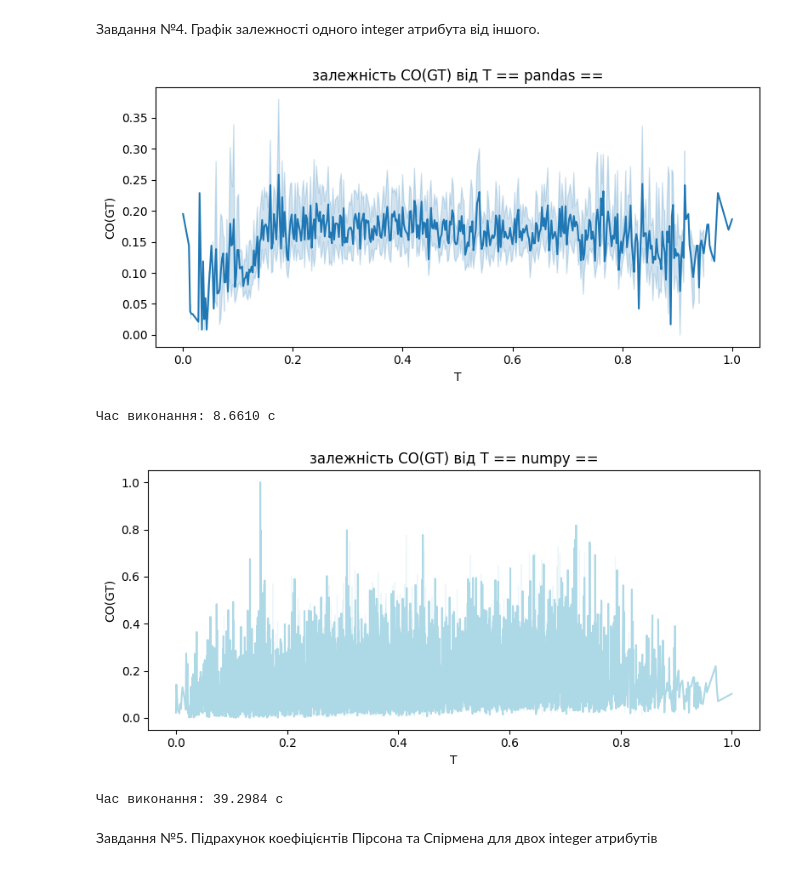
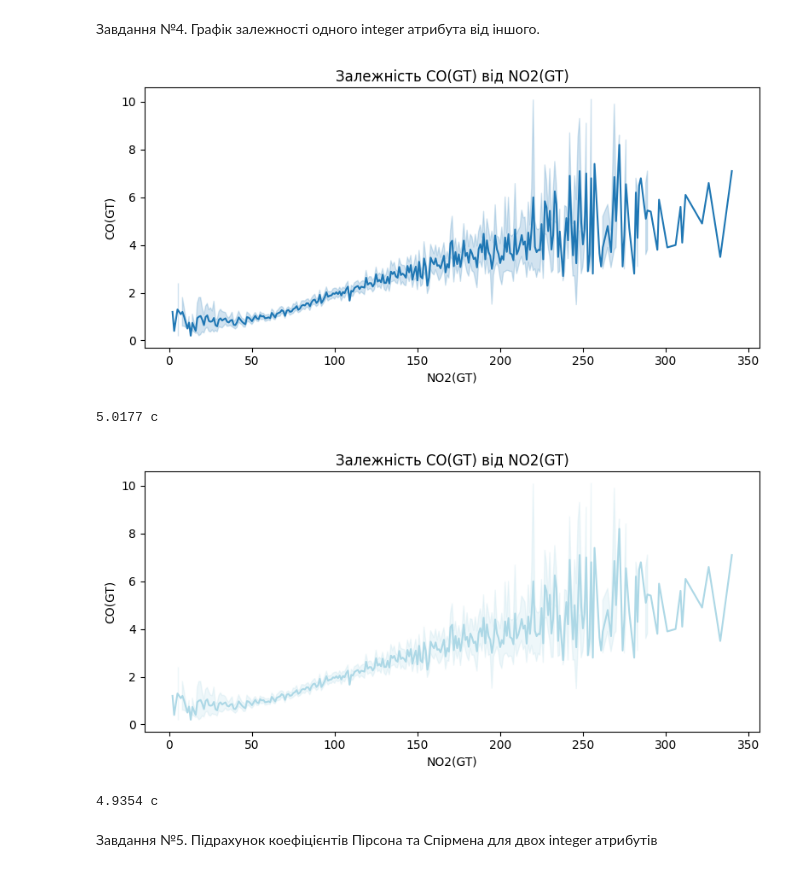
Before and after one commit to hexpysya/hwx, a Jupyter notebook: lab4/part2/foo.ipynb, the cells around one changed output. Drawn from its saved outputs; the diff is of its cells as text; code cells hidden in the pictures.

```diff
--- a/lab4/part2/foo.ipynb
+++ b/lab4/part2/foo.ipynb
@@ -172,50 +177,34 @@ print(f"Час виконання: {end_time - start_time:.4f} с")
 # %% [markdown]
 Завдання №4. Графік залежності одного integer атрибута від іншого.
 # %%
-def dependency_pandas(df, x_attr, y_attr):
-    plt.figure(figsize=(8, 4))
-    sns.lineplot(data=df, x=x_attr, y=y_attr)
-    plt.title(f"залежність {y_attr} від {x_attr} == pandas ==")
-    plt.xlabel(x_attr)
-    plt.ylabel(y_attr)
-    plt.tight_layout()
-    plt.show()
+start = time.time()
+plt.figure(figsize=(8, 4))
+sns.lineplot(data=df, x='NO2(GT)', y='CO(GT)')
+plt.title("Залежність CO(GT) від NO2(GT)")
+plt.xlabel('NO2(GT)')
+plt.ylabel('CO(GT)')
+plt.tight_layout()
+plt.show()
 
-
-start_time = timeit.default_timer()
-dependency_pandas(df_pandas, 'T', 'CO(GT)')
-end_time = timeit.default_timer()
-
-print(f"Час виконання: {end_time - start_time:.4f} с")
+end = time.time()
+print(f"{end - start:.4f} c")
 # %% [output]
-[figure, old version]
+[figure, new version]
-Час виконання: 8.6610 с
+5.0177 c
 # %%
-def dependency_numpy(arr, x_attr, y_attr, columns):
+start = time.time()
+plt.figure(figsize=(8, 4))
+sns.lineplot(x=arr['NO2GT'], y=arr['COGT'], color="lightblue")
+plt.title(f"Залежність CO(GT) від NO2(GT)")
+plt.xlabel('NO2(GT)')
+plt.ylabel('CO(GT)')
+plt.tight_layout()
+plt.show()
 
-    x_index = columns.get_loc(x_attr)
-    y_index = columns.get_loc(y_attr)
-
-    x = arr[:, x_index]
-    y = arr[:, y_index]
-
-
-    plt.figure(figsize=(8, 4))
-    sns.lineplot(x=x, y=y, color="lightblue")
-    plt.title(f"залежність {y_attr} від {x_attr} == numpy ==")
-    plt.xlabel(x_attr)
-    plt.ylabel(y_attr)
-    plt.tight_layout()
-    plt.show()
-
-
-start_time = timeit.default_timer()
-dependency_numpy(arr_numpy, 'T', 'CO(GT)', df_pandas.columns)
-end_time = timeit.default_timer()
-
-print(f"Час виконання: {end_time - start_time:.4f} с")
+end = time.time()
+print(f"{end - start:.4f} с")
 # %% [output]
-[figure, old version]
+[figure, new version]
-Час виконання: 39.2984 с
+4.9354 с
 # %% [markdown]
 Завдання №5. Підрахунок коефіцієнтів Пірсона та Спірмена для двох integer атрибутів
```
Also changed, not shown: parts of 26 cells of this notebook, 4 other files.
